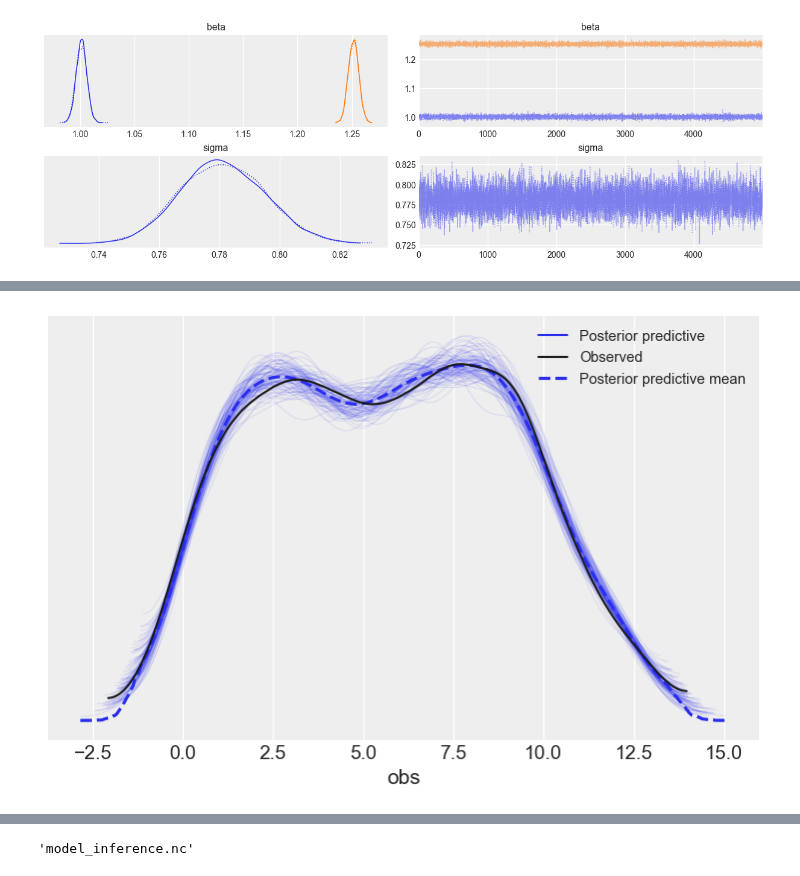
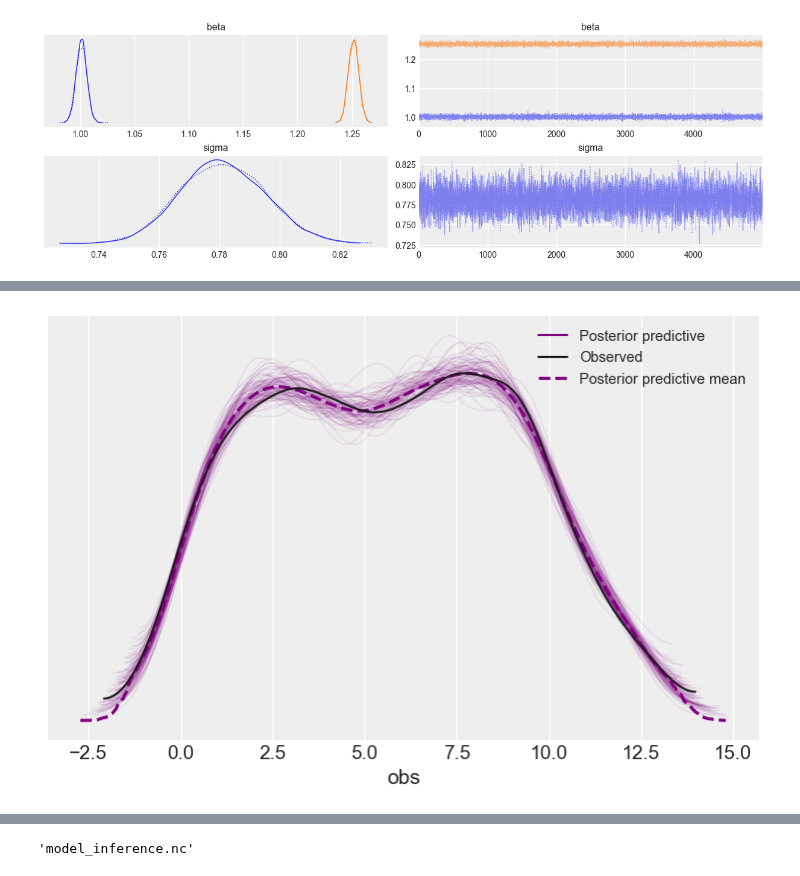
Before and after one commit to bodywork-ml/bodywork-pymc3-project, a Jupyter notebook: PYMC3 Demo.ipynb, the cells around one changed output, grey strips where cells are left out. Saved outputs shown, nothing was run; the diff lists cells and outputs as text; code cells hidden in the pictures.

```diff
--- a/PYMC3 Demo.ipynb
+++ b/PYMC3 Demo.ipynb
@@ -169,12 +185,13 @@ az.summary(inference, round_to=4)
 # %%
 with model:
-    posterior_pred_data = az.from_pymc3(
-        posterior_predictive=pm.sample_posterior_predictive(
-            inference.posterior, samples=100
-        )
+    posterior_predictive_samples = pm.sample_posterior_predictive(
+        inference.posterior, samples=100
+    )
+    posterior_predictive_data = az.from_pymc3(
+        posterior_predictive=posterior_predictive_samples
     )
 
-_ = az.plot_ppc(posterior_pred_data, alpha=0.1)
+_ = az.plot_ppc(posterior_predictive_data, color="purple", alpha=0.1)
 # %% [output]
 [interactive output not drawn]
-[figure, old version]
+[figure, new version]
```
Also changed, not shown: parts of 31 cells of this notebook, 1 other file.
